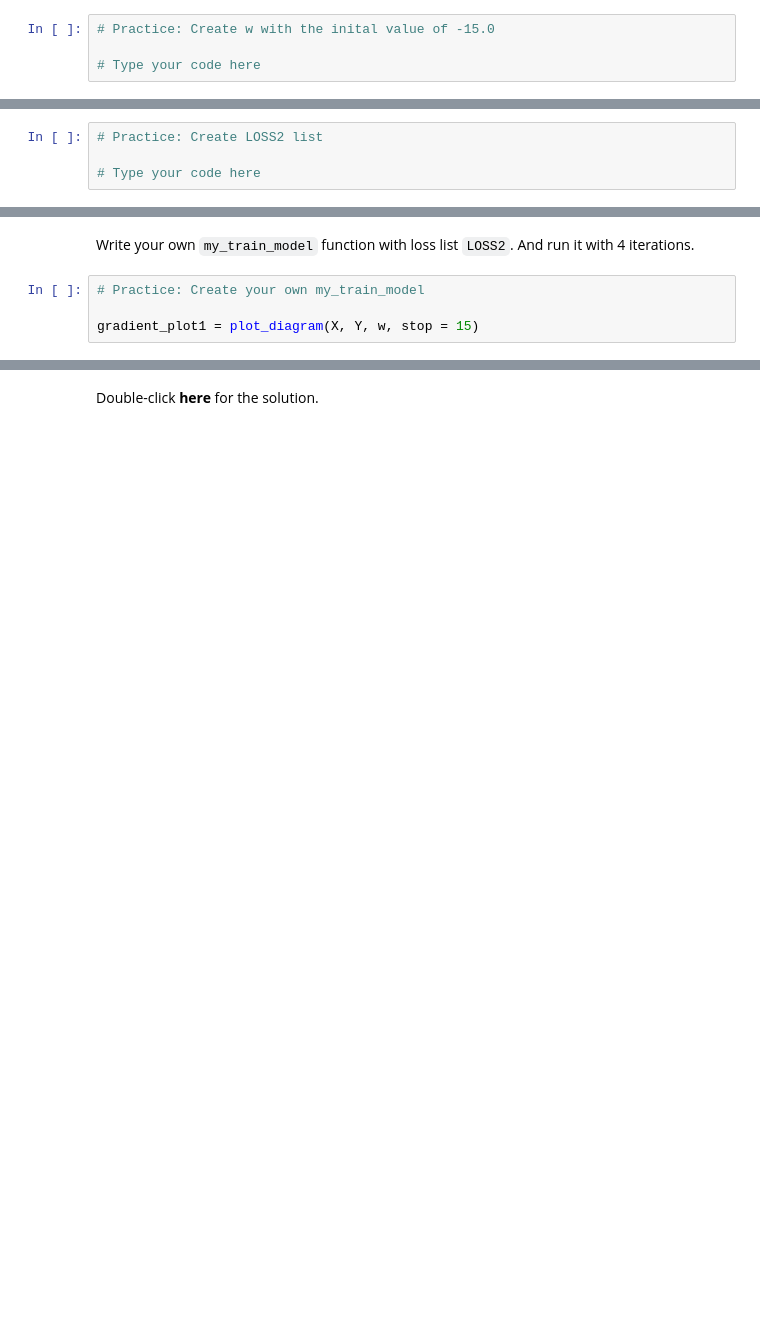
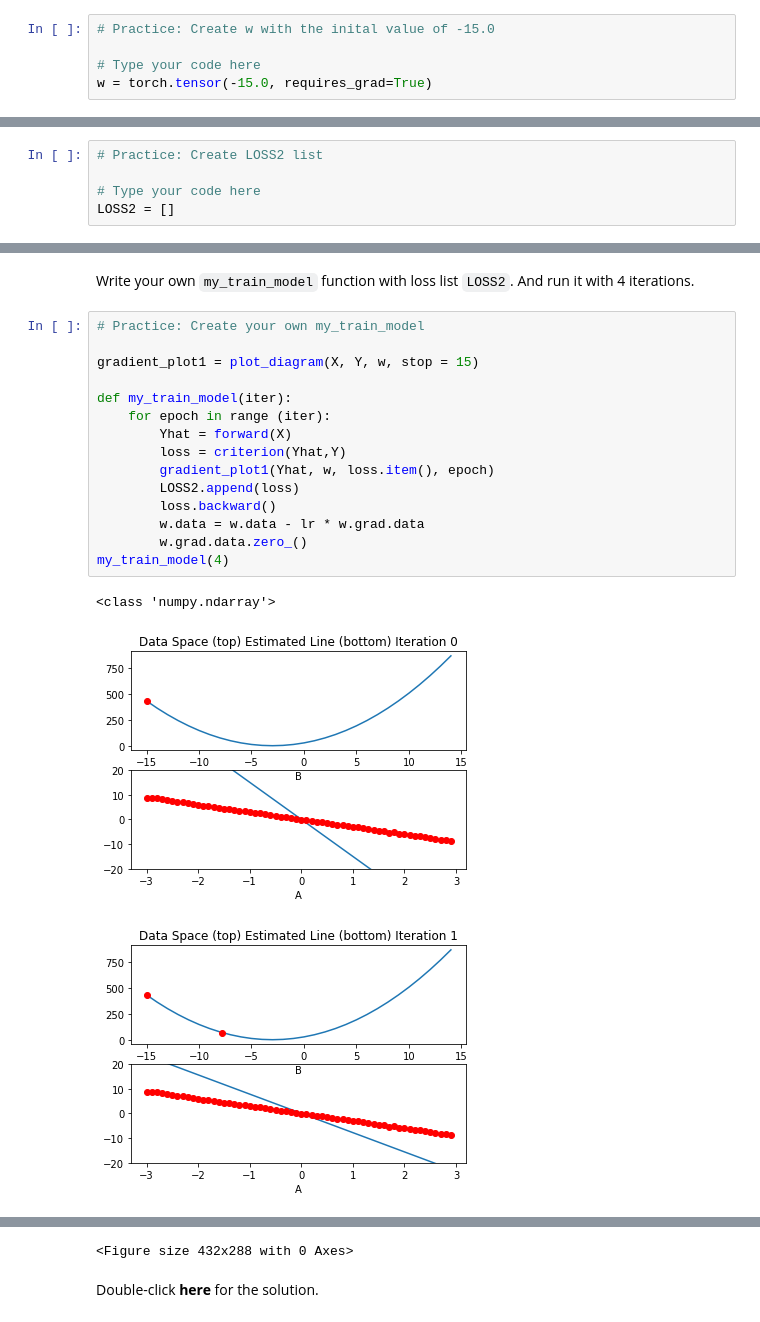
Before and after one commit to Aljoja/IBM-ML-Python, a Jupyter notebook: Deep Neural Networks with PyTorch/Week 2/2.2_linear_regression_one_parameter_v3.ipynb, the cells around one changed output, grey strips where cells are left out. Saved outputs shown, nothing was run; the diff lists cells and outputs as text; blank space fills up the shorter version.

```diff
--- a/Deep Neural Networks with PyTorch/Week 2/2.2_linear_regression_one_parameter_v3.ipynb
+++ b/Deep Neural Networks with PyTorch/Week 2/2.2_linear_regression_one_parameter_v3.ipynb
@@ -211,6 +226,7 @@ Create a new learnable parameter <code>w</code> with an initial value of -15.0.
 # Practice: Create w with the inital value of -15.0
 
 # Type your code here
+w = torch.tensor(-15.0, requires_grad=True)
 # %% [markdown]
 Double-click <b>here</b> for the solution.
 <!-- Your answer is below:
@@ -224,6 +240,7 @@ Create an empty list <code>LOSS2</code>:
 # Practice: Create LOSS2 list
 
 # Type your code here
+LOSS2 = []
 # %% [markdown]
 Double-click <b>here</b> for the solution.
 <!-- Your answer is below:
@@ -236,4 +253,19 @@ Write your own <code>my_train_model</code> function with loss list <code>LOSS2</
 # %%
 # Practice: Create your own my_train_model
 
 gradient_plot1 = plot_diagram(X, Y, w, stop = 15)
+
+def my_train_model(iter):
+    for epoch in range (iter):
+        Yhat = forward(X)
+        loss = criterion(Yhat,Y)
+        gradient_plot1(Yhat, w, loss.item(), epoch)
+        LOSS2.append(loss)
+        loss.backward()
+        w.data = w.data - lr * w.grad.data
+        w.grad.data.zero_()
+my_train_model(4)
+# %% [output]
+<class 'numpy.ndarray'>
+[figure, added]
+[figure, added]
@@ -240,3 +274,4 @@ gradient_plot1 = plot_diagram(X, Y, w, stop = 15)
+<Figure size 432x288 with 0 Axes>
 # %% [markdown]
 Double-click <b>here</b> for the solution.
 
```
Also changed, not shown: parts of 8 cells of this notebook, 6 other files.
